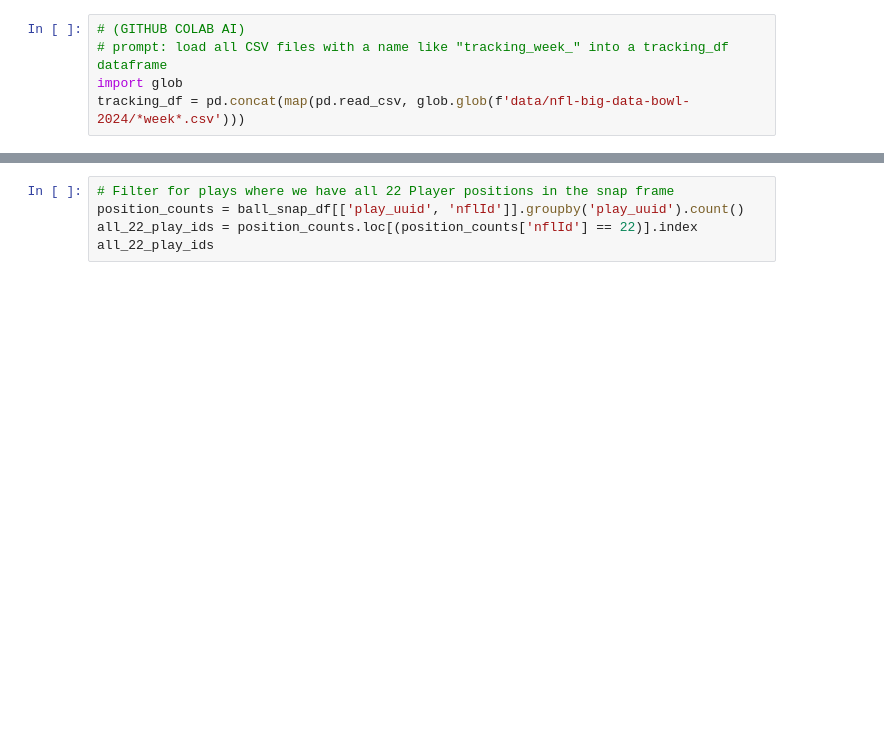
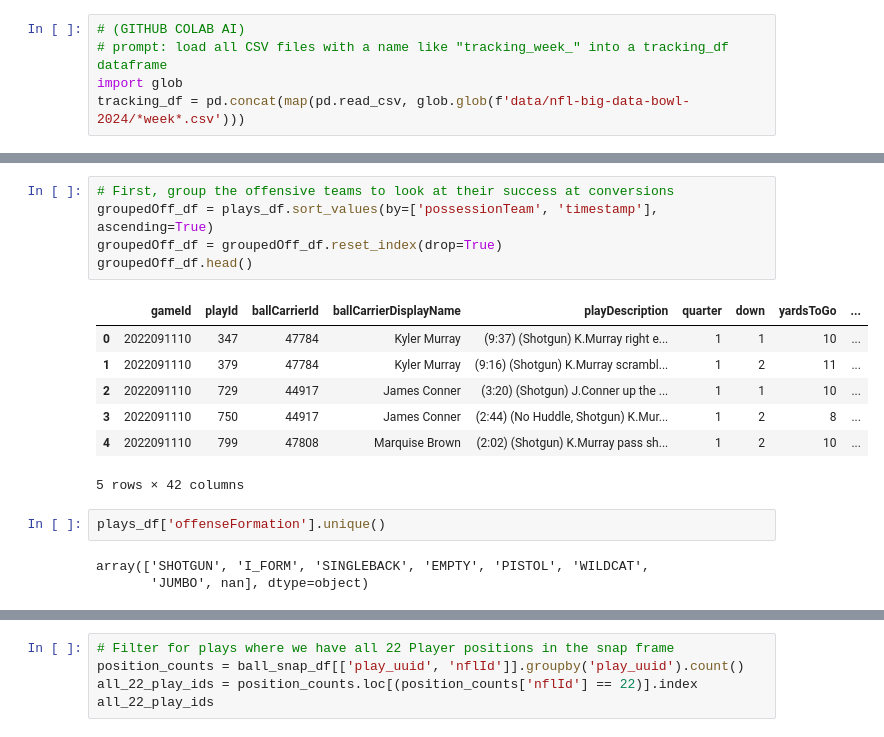
Before and after one commit to rfe123/umn_data_project_004, a Jupyter notebook: umn_data_project_004_nfl.ipynb, the cells around one changed output, grey strips where cells are left out. Saved outputs shown, nothing was run; the diff lists cells and outputs as text; blank space fills up the shorter version.

```diff
--- a/umn_data_project_004_nfl.ipynb
+++ b/umn_data_project_004_nfl.ipynb
@@ -137,0 +230,18 @@ array([nan, 'ball_snap', 'handoff', 'first_contact', 'tackle',
+# %%
+# First, group the offensive teams to look at their success at conversions
+groupedOff_df = plays_df.sort_values(by=['possessionTeam', 'timestamp'], ascending=True)
+groupedOff_df = groupedOff_df.reset_index(drop=True)
+groupedOff_df.head()
+# %% [output]
+|  | gameId | playId | ballCarrierId | ballCarrierDisplayName | playDescription | quarter | down | yardsToGo | ... |
+| 0 | 2022091110 | 347 | 47784 | Kyler Murray | (9:37) (Shotgun) K.Murray right e... | 1 | 1 | 10 | ... |
+| 1 | 2022091110 | 379 | 47784 | Kyler Murray | (9:16) (Shotgun) K.Murray scrambl... | 1 | 2 | 11 | ... |
+| 2 | 2022091110 | 729 | 44917 | James Conner | (3:20) (Shotgun) J.Conner up the ... | 1 | 1 | 10 | ... |
+| 3 | 2022091110 | 750 | 44917 | James Conner | (2:44) (No Huddle, Shotgun) K.Mur... | 1 | 2 | 8 | ... |
+| 4 | 2022091110 | 799 | 47808 | Marquise Brown | (2:02) (Shotgun) K.Murray pass sh... | 1 | 2 | 10 | ... |
+5 rows × 42 columns
+# %%
+plays_df['offenseFormation'].unique()
+# %% [output]
+array(['SHOTGUN', 'I_FORM', 'SINGLEBACK', 'EMPTY', 'PISTOL', 'WILDCAT',
+       'JUMBO', nan], dtype=object)
```
Also changed, not shown: parts of 21 cells of this notebook.
